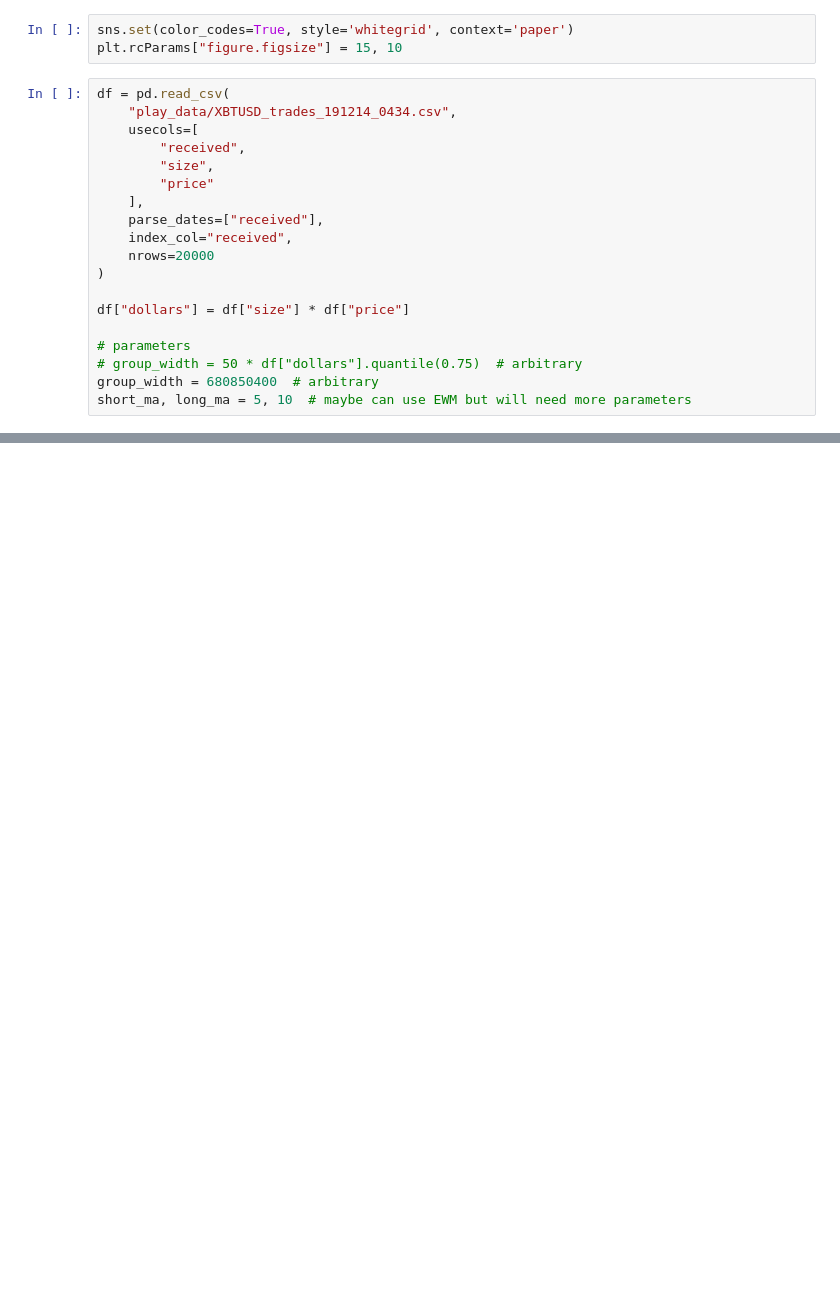
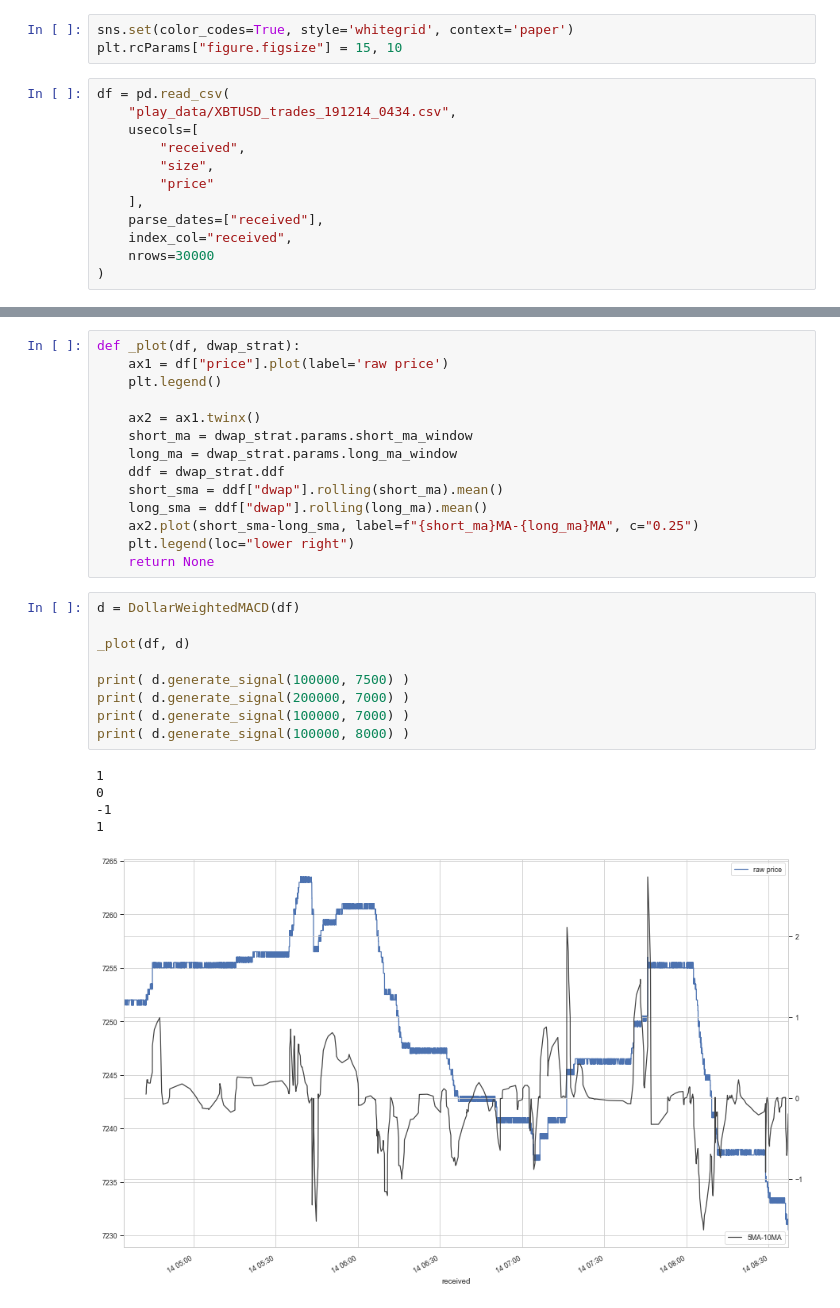
Before and after one commit to QAM-ATC/Infrastructure, a Jupyter notebook: infrastructure/strategy.ipynb, the cells around one changed output, grey strips where cells are left out. Saved outputs shown, nothing was run; the diff lists cells and outputs as text; blank space fills up the shorter version.

Commit message:
Complete signal generation component of sample strategy

```diff
--- a/infrastructure/strategy.ipynb
+++ b/infrastructure/strategy.ipynb
@@ -21,12 +18,5 @@ df = pd.read_csv(
     ],
     parse_dates=["received"],
     index_col="received",
-    nrows=20000
+    nrows=30000
 )
-
-df["dollars"] = df["size"] * df["price"]
-
-# parameters
-# group_width = 50 * df["dollars"].quantile(0.75)  # arbitrary
-group_width = 680850400  # arbitrary
-short_ma, long_ma = 5, 10  # maybe can use EWM but will need more parameters
@@ -169,0 +109,29 @@ array([[1.00000e+03, 7.24750e+03, 7.24750e+06],
+# %%
+def _plot(df, dwap_strat):
+    ax1 = df["price"].plot(label='raw price')
+    plt.legend()
+
+    ax2 = ax1.twinx()
+    short_ma = dwap_strat.params.short_ma_window
+    long_ma = dwap_strat.params.long_ma_window
+    ddf = dwap_strat.ddf
+    short_sma = ddf["dwap"].rolling(short_ma).mean()
+    long_sma = ddf["dwap"].rolling(long_ma).mean()
+    ax2.plot(short_sma-long_sma, label=f"{short_ma}MA-{long_ma}MA", c="0.25")
+    plt.legend(loc="lower right")
+    return None
+# %%
+d = DollarWeightedMACD(df)
+
+_plot(df, d)
+
+print( d.generate_signal(100000, 7500) )
+print( d.generate_signal(200000, 7000) )
+print( d.generate_signal(100000, 7000) )
+print( d.generate_signal(100000, 8000) )
+# %% [output]
+1
+0
+-1
+1
+[figure, added]
```
Also changed, not shown: parts of 5 cells of this notebook.
